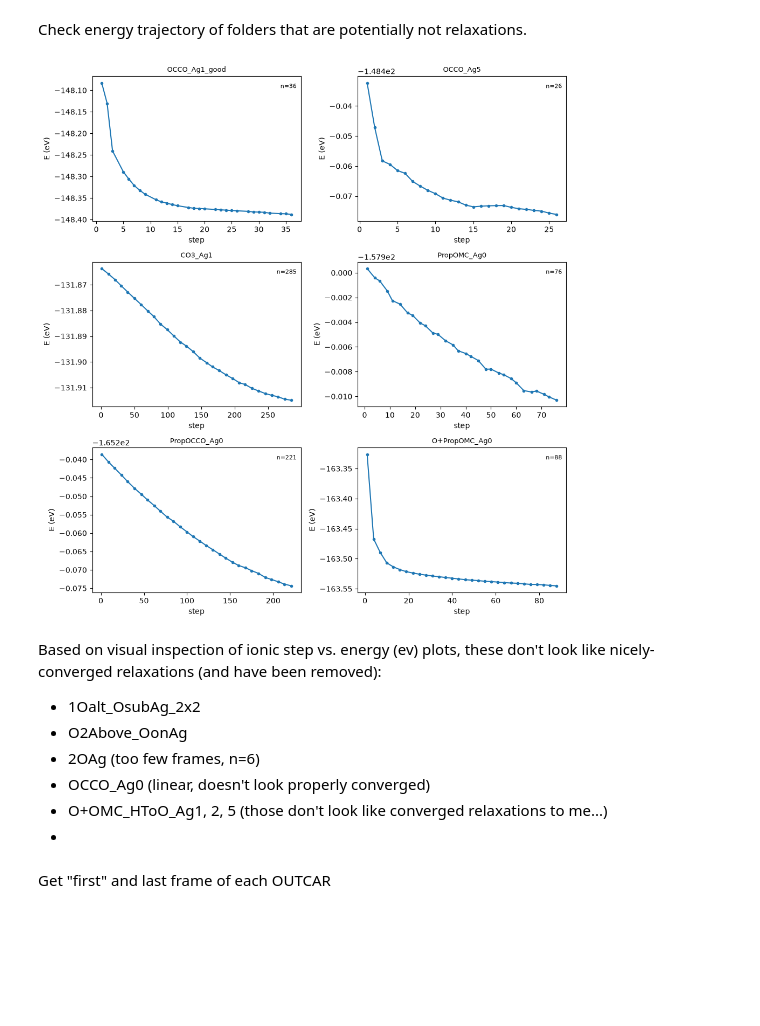
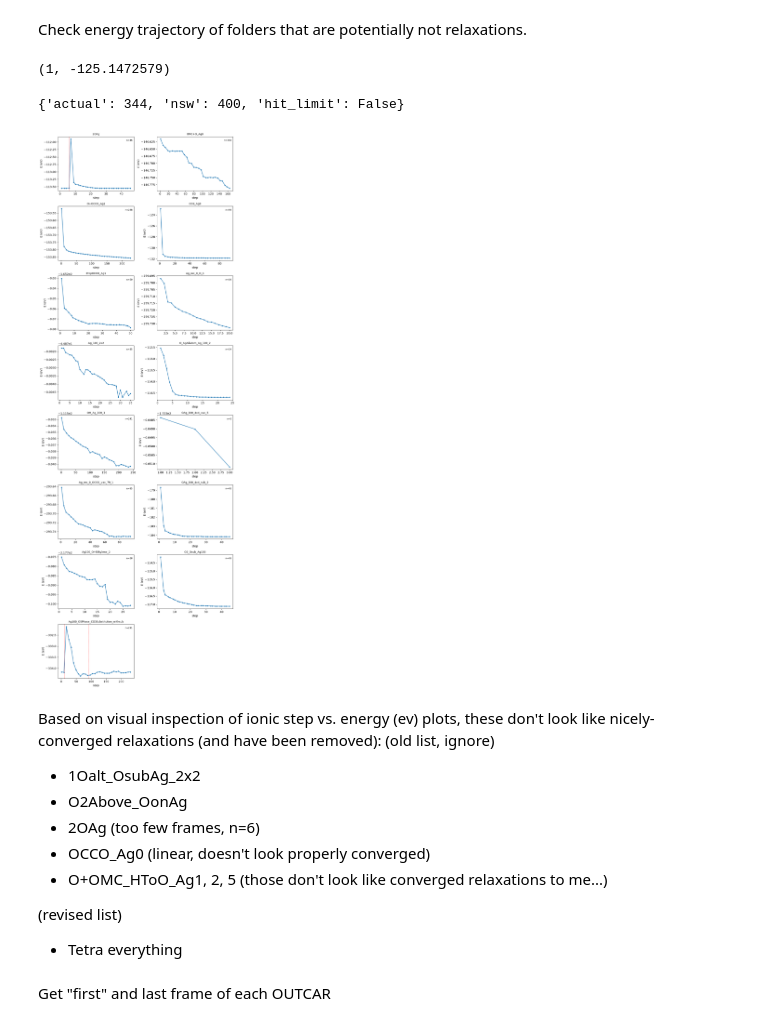
Before and after one commit to zbschwab/finetuned-mlips, a Jupyter notebook: data-processing/ag-data-selection.ipynb, the cells around one changed output. Drawn from its saved outputs; the diff is of its cells as text; code cells hidden in the pictures; blank space fills up the shorter version.

```diff
--- a/data-processing/ag-data-selection.ipynb
+++ b/data-processing/ag-data-selection.ipynb
@@ -86,5 +236,4 @@ import matplotlib.pyplot as plt
 # %%
-import re
 import math
 import matplotlib.pyplot as plt
 
@@ -96,6 +245,25 @@ def get_energies(outcar_path):
                 energies.append(float(line.split()[-2]))
     return energies
 
+def get_all_energies(folder, outcar_dir="outcars", suffix_map=None):
+    max_n = suffix_map.get(folder) if suffix_map else None
+    energies = get_energies(f"{outcar_dir}/{folder}_OUTCAR")
+    if max_n is not None:
+        for i in range(1, max_n + 1):
+            energies += get_energies(f"{outcar_dir}/{folder}_OUTCAR-{i}")
+    return energies
+
+def get_all_energies_with_bounds(folder, outcar_dir="outcars", suffix_map=None):
+    max_n = suffix_map.get(folder) if suffix_map else None
+    energies = get_energies(f"{outcar_dir}/{folder}_OUTCAR")
+    bounds = [len(energies)]
+    if max_n is not None:
+        for i in range(1, max_n + 1):
+            seg = get_energies(f"{outcar_dir}/{folder}_OUTCAR-{i}")
+            energies += seg
+            bounds.append(len(energies))
+    return energies, bounds[:-1]  # drop last (end of trajectory, not a boundary)
+
 def downsample(vals, max_points=30):
     if len(vals) <= max_points:
         return list(range(1, len(vals)+1)), vals
@@ -103,7 +271,7 @@ def downsample(vals, max_points=30):
     idx = sorted(set(idx))
     return [i+1 for i in idx], [vals[i] for i in idx]
 
-def plot_energy_trajectories(folders, outcar_dir="outcars"):
+def plot_energy_trajectories(folders, outcar_dir="outcars", suffix_map=None):
     n = len(folders)
     ncols = 2
     nrows = math.ceil(n / ncols)
@@ -111,11 +279,19 @@ def plot_energy_trajectories(folders, outcar_dir="outcars"):
     axes = axes.flatten() if n > 1 else [axes]
 
     for ax, folder in zip(axes, folders):
-        path = f"{outcar_dir}/{folder}_OUTCAR"
         try:
-            energies = get_energies(path)
+            # energies = get_all_energies(folder, outcar_dir, suffix_map)
+            energies, bounds = get_all_energies_with_bounds(folder, outcar_dir, suffix_map)
             steps, e = downsample(energies)
             ax.plot(steps, e, marker="o", markersize=3)
+            for b in bounds:
+                ax.axvline(x=b, color="red", linestyle="--", linewidth=0.7)
+            ax.text(0.98, 0.95, f"n={len(energies)}", transform=ax.transAxes,
+                    ha="right", va="top", fontsize=8)
+
+
+            steps, e = downsample(energies)
+            ax.plot(steps, e, marker="o", markersize=3, color="C0")
             ax.text(0.98, 0.95, f"n={len(energies)}", transform=ax.transAxes,
                     ha="right", va="top", fontsize=8)
         except Exception as ex:
@@ -131,0 +330,4 @@ def plot_energy_trajectories(folders, outcar_dir="outcars"):
+# %%
+get_max_energy_frame("O4Ag_Tetra_2", suffix_map=outcar_suffix_map)
+# %% [output]
+(1, -125.1472579)
@@ -132,14 +480,22 @@ def plot_energy_trajectories(folders, outcar_dir="outcars"):
+# %%
+compare_to_nsw(folder, suffix_map=outcar_suffix_map)
+# %% [output]
+{'actual': 344, 'nsw': 400, 'hit_limit': False}
 # %%
-plot_energy_trajectories(["OCCO_Ag1_good", "OCCO_Ag5", "CO3_Ag1", "PropOMC_Ag0", "PropOCCO_Ag0", "O+PropOMC_Ag0"])
+folderlist = allfolders[0::10]
+plot_energy_trajectories(folderlist, suffix_map=outcar_suffix_map)
 # %% [output]
-[figure, old version]
+[figure, new version]
 # %% [markdown]
 Based on visual inspection of ionic step vs. energy (ev) plots, these don't look like nicely-converged relaxations (and have been removed):
+(old list, ignore)
 * 1Oalt_OsubAg_2x2
 * O2Above_OonAg
 * 2OAg (too few frames, n=6)
 * OCCO_Ag0 (linear, doesn't look properly converged)
 * O+OMC_HToO_Ag1, 2, 5 (those don't look like converged relaxations to me...)
-*
+
+(revised list)
+* Tetra everything
 # %% [markdown]
 Get "first" and last frame of each OUTCAR
```
Also changed, not shown: parts of 12 cells of this notebook.
